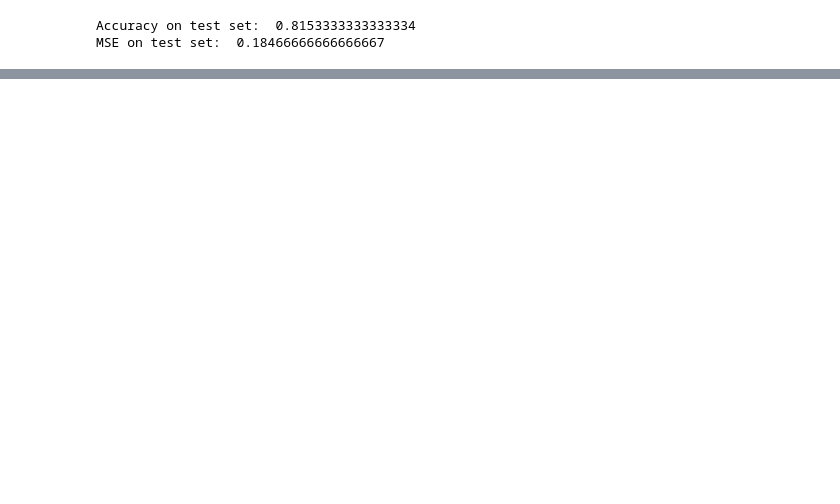
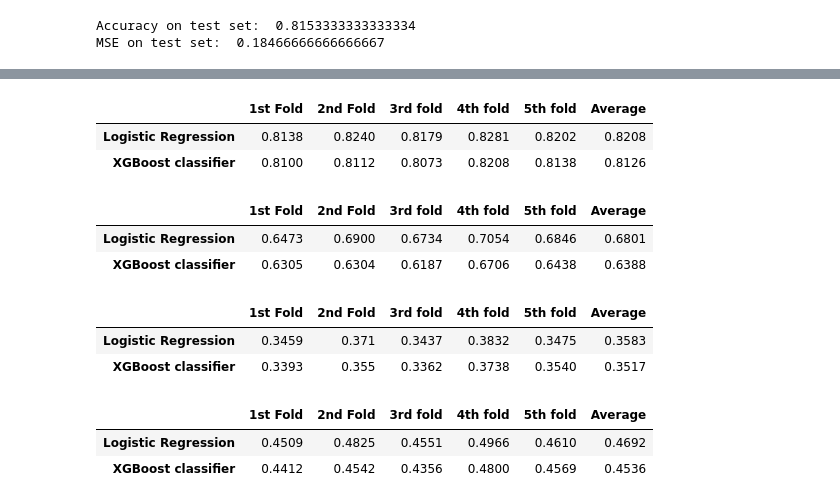
Before and after one commit to jacasta2/cc_default, a Jupyter notebook: ml/ml.ipynb, the cells around one changed output, grey strips where cells are left out. Drawn from its saved outputs; the diff is of its cells as text; code cells hidden in the pictures; blank space fills up the shorter version.

Commit message:
Perfomed k-fold cv with log reg and XGBoost

```diff
--- a/ml/ml.ipynb
+++ b/ml/ml.ipynb
@@ -538,0 +699,14 @@ Note we only did some basic work to address overfitting. A more rigorous approac
+# %%
+### We create both models. For illustrative purposes, we'll work with their default implementation
+logisticRegr = LogisticRegression(random_state = 1)
+xgbClass = XGBClassifier(random_state = 1)
+
+### We define the folding method, using 5 folds for illustrative purposes
+kfold = StratifiedKFold(n_splits = 5)
+
+# Put the models in a list
+models = [logisticRegr, xgbClass]
+names = ["Logistic Regression", "XGBoost classifier"]
+
+# Run the cross-validation comparison
+scores, accs, precs, recalls, f1s = cv_comparison(models, names, x_trainf, y_trainf, kfold)
@@ -538,0 +741,54 @@ Note we only did some basic work to address overfitting. A more rigorous approac
+# %%
+### We can also check a given metric across each fold
+
+def foldMetrics(metricList, comparisonDf):
+    """
+    This function returns a DataFrame with the value of a performance metric in each fold from a previously performed
+        cross-validation.
+
+    Args:
+        metricList: list with the values of the performance metric in all folds.
+        comparisonDf: DataFrame used to create the index of the returned DataFrame. The index corresponds to the
+            model names.
+
+    Returns:
+        metricDf: DataFrame with the values of a performance metric for each fold of a cross-validation.
+    """
+
+    metricDf = pd.DataFrame(metricList, index = comparisonDf.columns, columns = ["1st Fold", "2nd Fold", \
+        "3rd fold", "4th fold", "5th fold"])
+    metricDf["Average"] = np.round(metricDf.mean(axis = 1), 4)
+
+    return metricDf
+# %%
+### Let's check the accuracies
+
+foldMetrics(accs, scores)
+# %% [output]
+|  | 1st Fold | 2nd Fold | 3rd fold | 4th fold | 5th fold | Average |
+| Logistic Regression | 0.8138 | 0.8240 | 0.8179 | 0.8281 | 0.8202 | 0.8208 |
+| XGBoost classifier | 0.8100 | 0.8112 | 0.8073 | 0.8208 | 0.8138 | 0.8126 |
+# %%
+### Let's check the precisions
+
+foldMetrics(precs, scores)
+# %% [output]
+|  | 1st Fold | 2nd Fold | 3rd fold | 4th fold | 5th fold | Average |
+| Logistic Regression | 0.6473 | 0.6900 | 0.6734 | 0.7054 | 0.6846 | 0.6801 |
+| XGBoost classifier | 0.6305 | 0.6304 | 0.6187 | 0.6706 | 0.6438 | 0.6388 |
+# %%
+### Let's check the recalls
+
+foldMetrics(recalls, scores)
+# %% [output]
+|  | 1st Fold | 2nd Fold | 3rd fold | 4th fold | 5th fold | Average |
+| Logistic Regression | 0.3459 | 0.371 | 0.3437 | 0.3832 | 0.3475 | 0.3583 |
+| XGBoost classifier | 0.3393 | 0.355 | 0.3362 | 0.3738 | 0.3540 | 0.3517 |
+# %%
+### Let's check the F1 scores
+
+foldMetrics(f1s, scores)
+# %% [output]
+|  | 1st Fold | 2nd Fold | 3rd fold | 4th fold | 5th fold | Average |
+| Logistic Regression | 0.4509 | 0.4825 | 0.4551 | 0.4966 | 0.4610 | 0.4692 |
+| XGBoost classifier | 0.4412 | 0.4542 | 0.4356 | 0.4800 | 0.4569 | 0.4536 |
```
Also changed, not shown: parts of 25 cells of this notebook.
